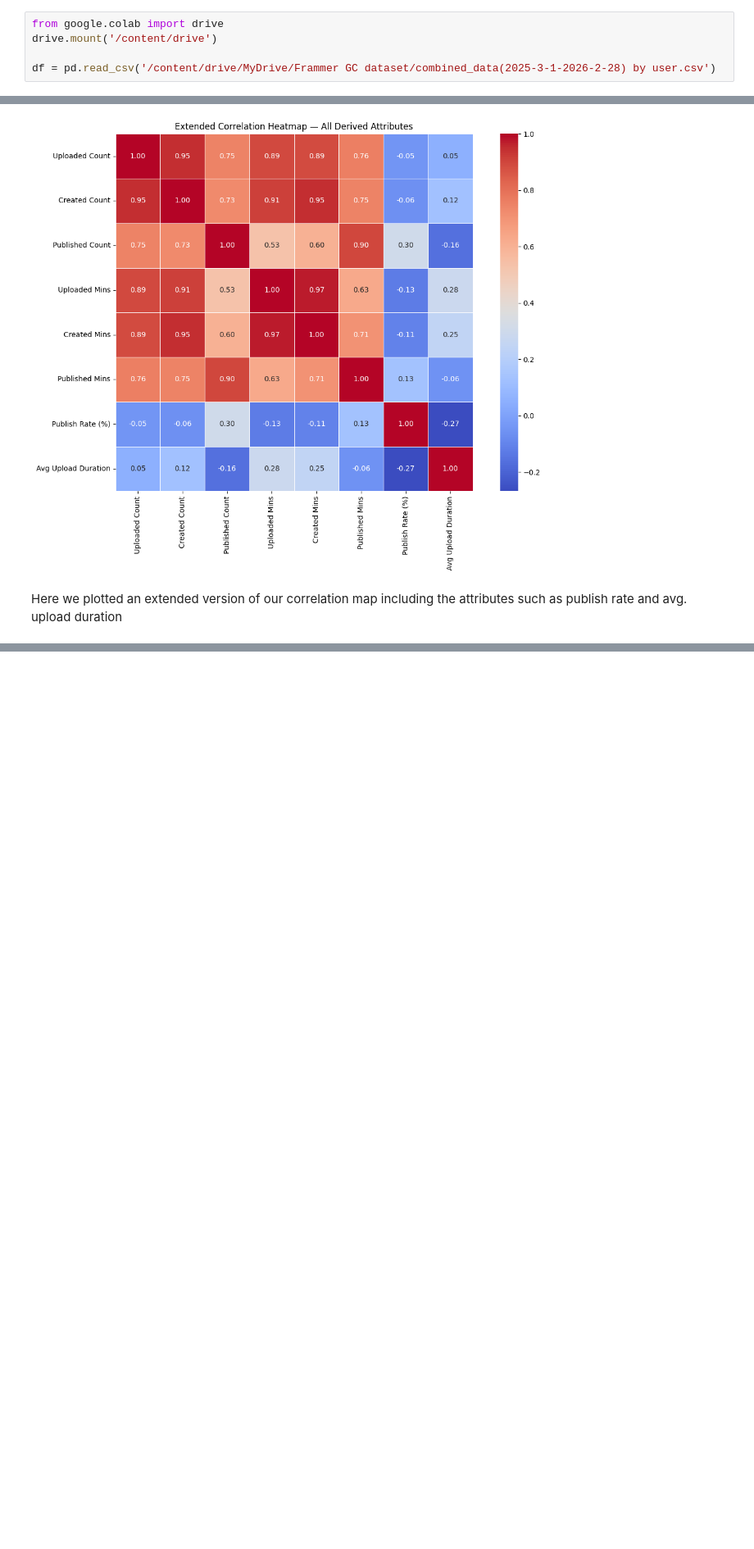
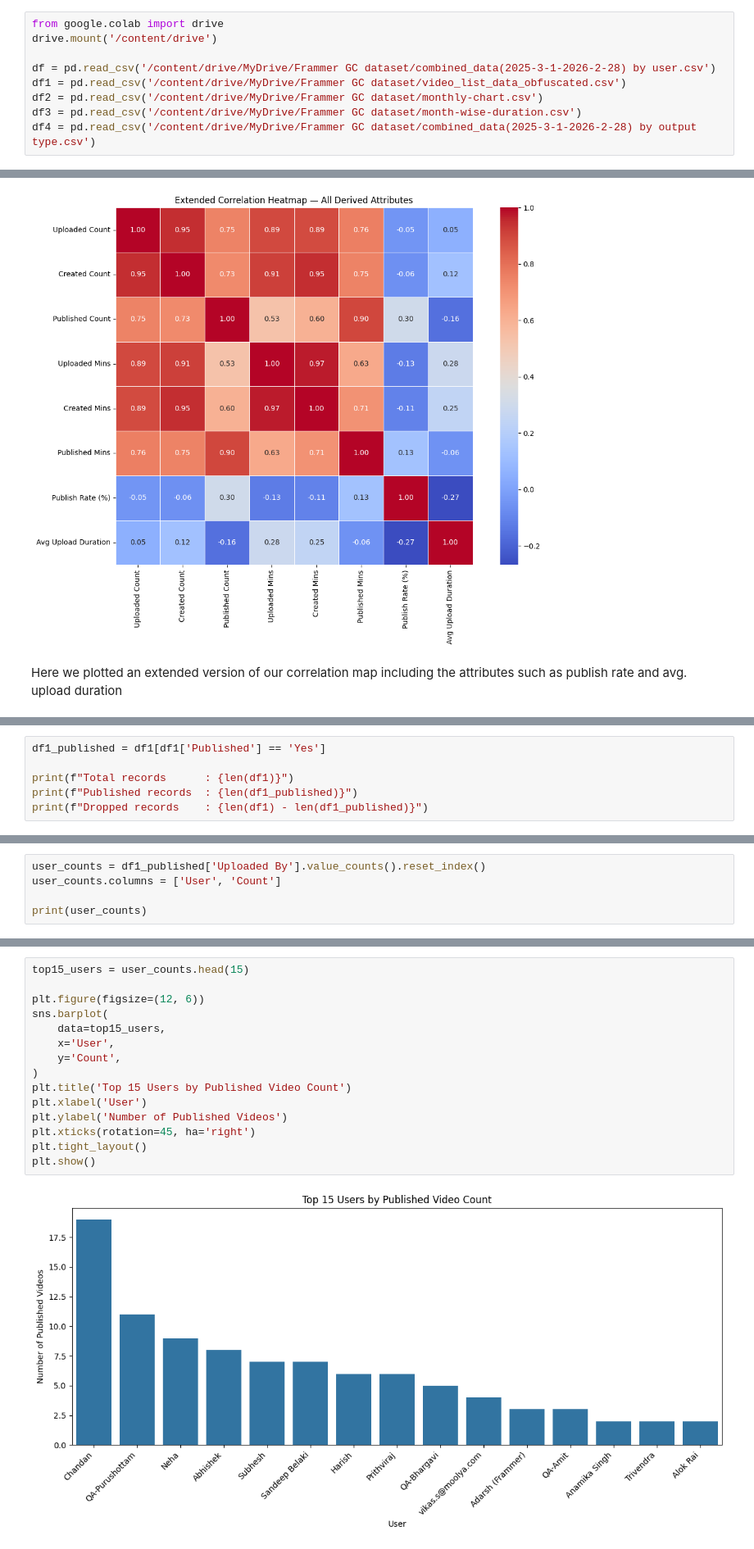
Before and after one commit to zen-code11/GC-Data, a Jupyter notebook: eda.ipynb, the cells around one changed output, grey strips where cells are left out. Shown at 82% size. Drawn from its saved outputs; the diff is of its cells as text; blank space fills up the shorter version.

```diff
--- a/eda.ipynb
+++ b/eda.ipynb
@@ -9,4 +9,8 @@ from google.colab import drive
 drive.mount('/content/drive')
 
 df = pd.read_csv('/content/drive/MyDrive/Frammer GC dataset/combined_data(2025-3-1-2026-2-28) by user.csv')
+df1 = pd.read_csv('/content/drive/MyDrive/Frammer GC dataset/video_list_data_obfuscated.csv')
+df2 = pd.read_csv('/content/drive/MyDrive/Frammer GC dataset/monthly-chart.csv')
+df3 = pd.read_csv('/content/drive/MyDrive/Frammer GC dataset/month-wise-duration.csv')
+df4 = pd.read_csv('/content/drive/MyDrive/Frammer GC dataset/combined_data(2025-3-1-2026-2-28) by output type.csv')
 # %% [output]
@@ -176,0 +215,6 @@ Here we plotted an extended version of our correlation map including the attribu
+# %%
+df1_published = df1[df1['Published'] == 'Yes']
+
+print(f"Total records      : {len(df1)}")
+print(f"Published records  : {len(df1_published)}")
+print(f"Dropped records    : {len(df1) - len(df1_published)}")
@@ -176,0 +260,5 @@ Here we plotted an extended version of our correlation map including the attribu
+# %%
+user_counts = df1_published['Uploaded By'].value_counts().reset_index()
+user_counts.columns = ['User', 'Count']
+
+print(user_counts)
@@ -176,0 +288,17 @@ Here we plotted an extended version of our correlation map including the attribu
+# %%
+top15_users = user_counts.head(15)
+
+plt.figure(figsize=(12, 6))
+sns.barplot(
+    data=top15_users,
+    x='User',
+    y='Count',
+)
+plt.title('Top 15 Users by Published Video Count')
+plt.xlabel('User')
+plt.ylabel('Number of Published Videos')
+plt.xticks(rotation=45, ha='right')
+plt.tight_layout()
+plt.show()
+# %% [output]
+[figure, added]
```
Also changed, not shown: parts of 19 cells of this notebook.
